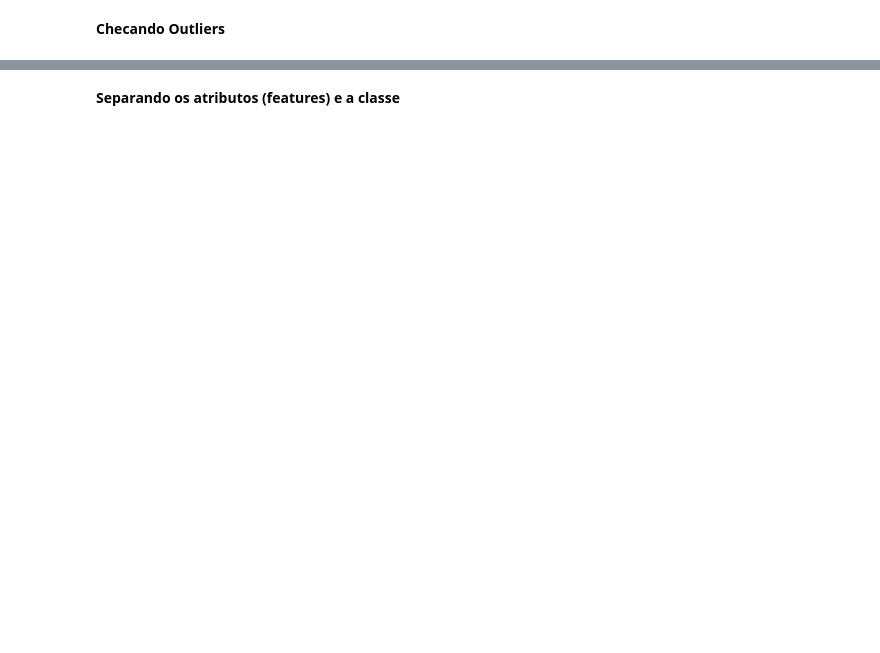
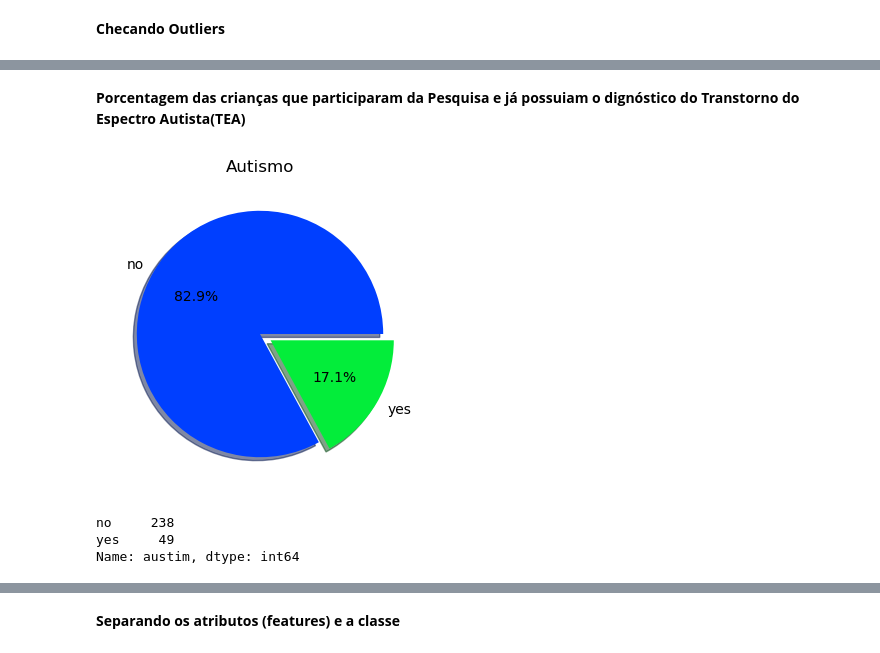
Before and after one commit to livyReis/tcc_autismo, a Jupyter notebook: classificadores_autismo_criancas.ipynb, the cells around one changed output, grey strips where cells are left out. Drawn from its saved outputs; the diff is of its cells as text; code cells hidden in the pictures; blank space fills up the shorter version.

```diff
--- a/classificadores_autismo_criancas.ipynb
+++ b/classificadores_autismo_criancas.ipynb
@@ -573,0 +355,22 @@ autismo_criancas.head(1)
+# %% [markdown]
+**Porcentagem das crianças que participaram da Pesquisa e já possuiam o dignóstico do Transtorno do Espectro Autista(TEA)**
+# %%
+porcentagem_autismo = autismo_criancas['austim'].value_counts()
+#define o nível de separabilidade entre as partes, ordem do vetor representa as partes
+explode = (0, 0.1)
+
+# define o formato de visualização com saída em 1.1%%, sombras e a separação entre as partes
+plt.pie(porcentagem_autismo, autopct='%1.1f%%', labels = autismo_criancas['austim'].unique(), shadow=True, explode=explode)
+
+# define que o gráfico será plotado em circulo
+#plt.axis('equal')
+plt.title('Autismo')
+plt.show()
+# %% [output]
+[figure, added]
+# %%
+autismo_criancas['austim'].value_counts()
+# %% [output]
+no     238
+yes     49
+Name: austim, dtype: int64
```
Also changed, not shown: parts of 214 cells of this notebook, 2 other files.
